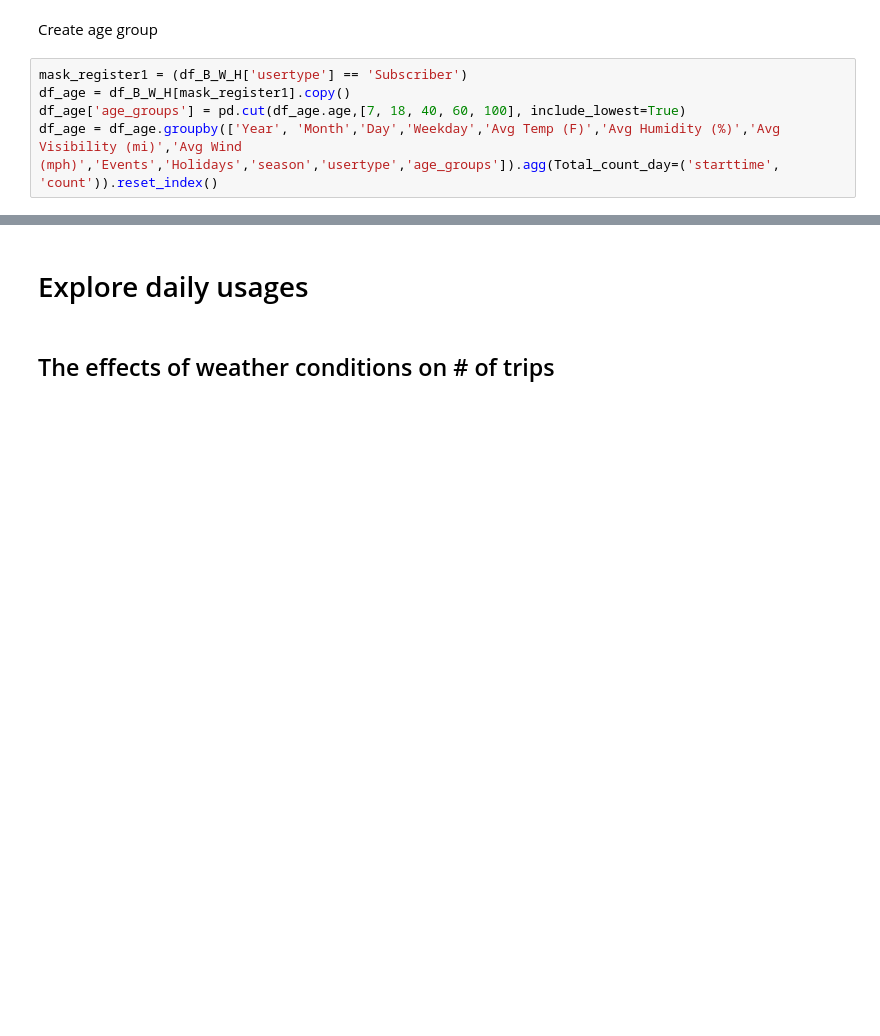
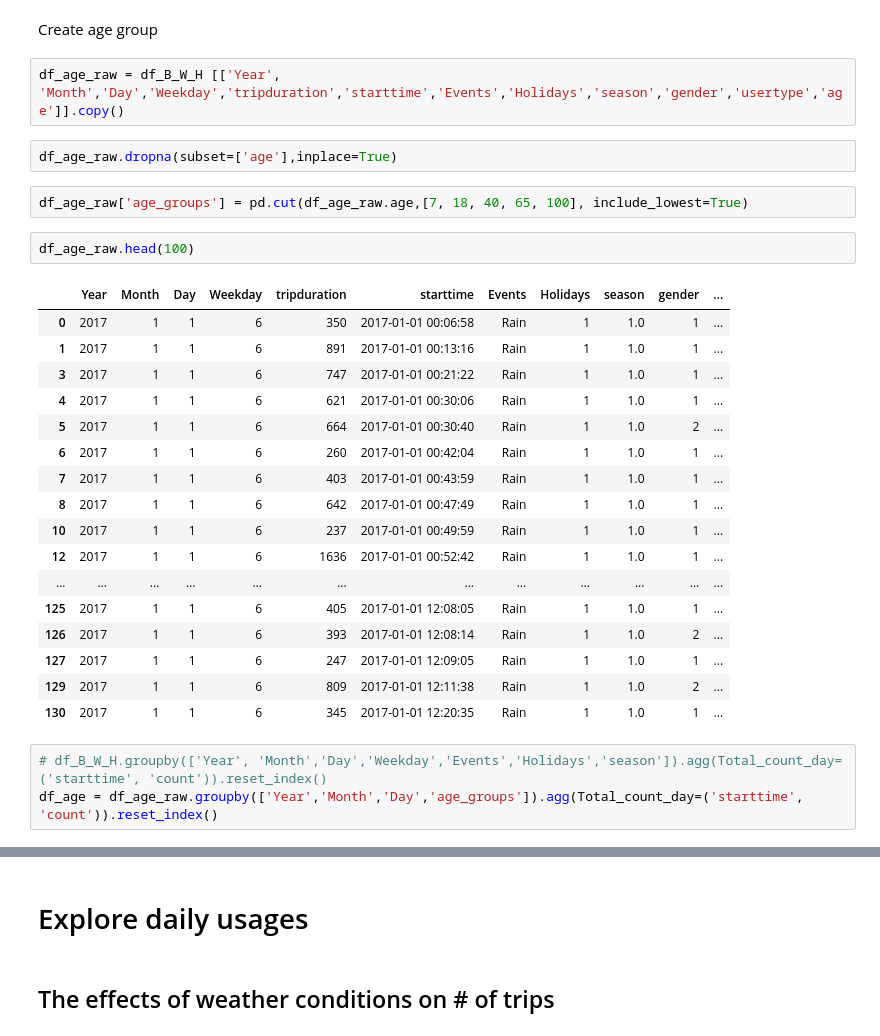
Before and after one commit to alirezasdg1/Bike-Sharing, a Jupyter notebook: Bike_Sharing_Code.ipynb, the cells around one changed output, grey strips where cells are left out. Drawn from its saved outputs; the diff is of its cells as text; blank space fills up the shorter version.

```diff
--- a/Bike_Sharing_Code.ipynb
+++ b/Bike_Sharing_Code.ipynb
@@ -296,7 +296,31 @@ df_BWH_day_Total.head(5)
 # %% [markdown]
 Create age group
-# %%
-mask_register1 = (df_B_W_H['usertype'] == 'Subscriber')
-df_age = df_B_W_H[mask_register1].copy()
-df_age['age_groups'] = pd.cut(df_age.age,[7, 18, 40, 60, 100], include_lowest=True)
-df_age = df_age.groupby(['Year', 'Month','Day','Weekday','Avg Temp (F)','Avg Humidity (%)','Avg Visibility (mi)','Avg Wind (mph)','Events','Holidays','season','usertype','age_groups']).agg(Total_count_day=('starttime', 'count')).reset_index()
+# %%
+df_age_raw = df_B_W_H [['Year', 'Month','Day','Weekday','tripduration','starttime','Events','Holidays','season','gender','usertype','age']].copy()
+# %%
+df_age_raw.dropna(subset=['age'],inplace=True)
+# %%
+df_age_raw['age_groups'] = pd.cut(df_age_raw.age,[7, 18, 40, 65, 100], include_lowest=True)
+# %%
+df_age_raw.head(100)
+# %% [output]
+|  | Year | Month | Day | Weekday | tripduration | starttime | Events | Holidays | season | gender | ... |
+| 0 | 2017 | 1 | 1 | 6 | 350 | 2017-01-01 00:06:58 | Rain | 1 | 1.0 | 1 | ... |
+| 1 | 2017 | 1 | 1 | 6 | 891 | 2017-01-01 00:13:16 | Rain | 1 | 1.0 | 1 | ... |
+| 3 | 2017 | 1 | 1 | 6 | 747 | 2017-01-01 00:21:22 | Rain | 1 | 1.0 | 1 | ... |
+| 4 | 2017 | 1 | 1 | 6 | 621 | 2017-01-01 00:30:06 | Rain | 1 | 1.0 | 1 | ... |
+| 5 | 2017 | 1 | 1 | 6 | 664 | 2017-01-01 00:30:40 | Rain | 1 | 1.0 | 2 | ... |
+| 6 | 2017 | 1 | 1 | 6 | 260 | 2017-01-01 00:42:04 | Rain | 1 | 1.0 | 1 | ... |
+| 7 | 2017 | 1 | 1 | 6 | 403 | 2017-01-01 00:43:59 | Rain | 1 | 1.0 | 1 | ... |
+| 8 | 2017 | 1 | 1 | 6 | 642 | 2017-01-01 00:47:49 | Rain | 1 | 1.0 | 1 | ... |
+| 10 | 2017 | 1 | 1 | 6 | 237 | 2017-01-01 00:49:59 | Rain | 1 | 1.0 | 1 | ... |
+| 12 | 2017 | 1 | 1 | 6 | 1636 | 2017-01-01 00:52:42 | Rain | 1 | 1.0 | 1 | ... |
+| ... | ... | ... | ... | ... | ... | ... | ... | ... | ... | ... | ... |
+| 125 | 2017 | 1 | 1 | 6 | 405 | 2017-01-01 12:08:05 | Rain | 1 | 1.0 | 1 | ... |
+| 126 | 2017 | 1 | 1 | 6 | 393 | 2017-01-01 12:08:14 | Rain | 1 | 1.0 | 2 | ... |
+| 127 | 2017 | 1 | 1 | 6 | 247 | 2017-01-01 12:09:05 | Rain | 1 | 1.0 | 1 | ... |
+| 129 | 2017 | 1 | 1 | 6 | 809 | 2017-01-01 12:11:38 | Rain | 1 | 1.0 | 2 | ... |
+| 130 | 2017 | 1 | 1 | 6 | 345 | 2017-01-01 12:20:35 | Rain | 1 | 1.0 | 1 | ... |
+# %%
+# df_B_W_H.groupby(['Year', 'Month','Day','Weekday','Events','Holidays','season']).agg(Total_count_day=('starttime', 'count')).reset_index()
+df_age = df_age_raw.groupby(['Year','Month','Day','age_groups']).agg(Total_count_day=('starttime', 'count')).reset_index()
```
Also changed, not shown: parts of 3 cells of this notebook.
